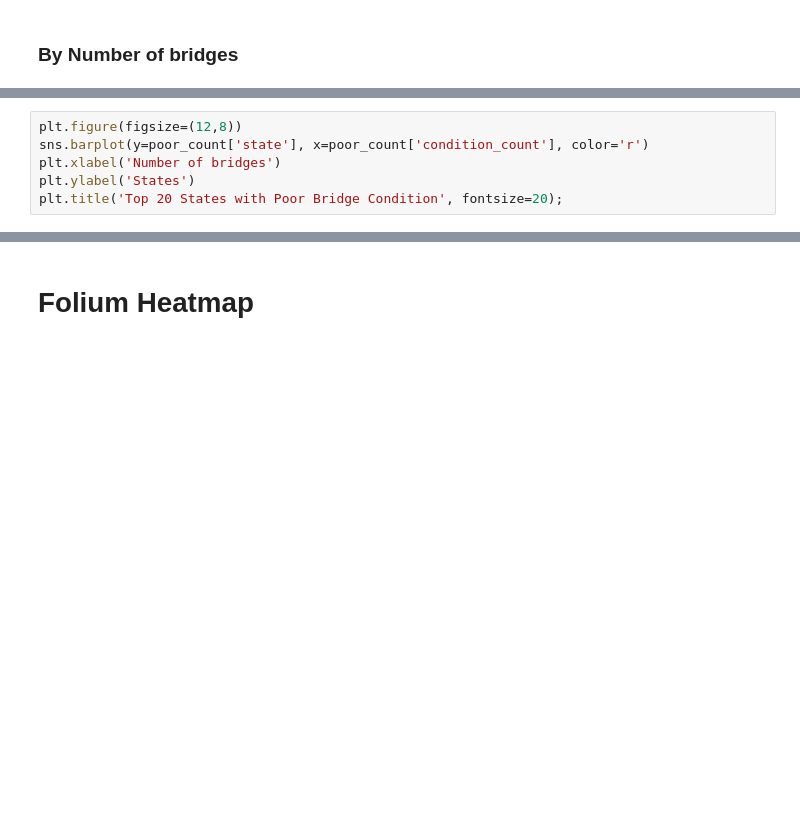
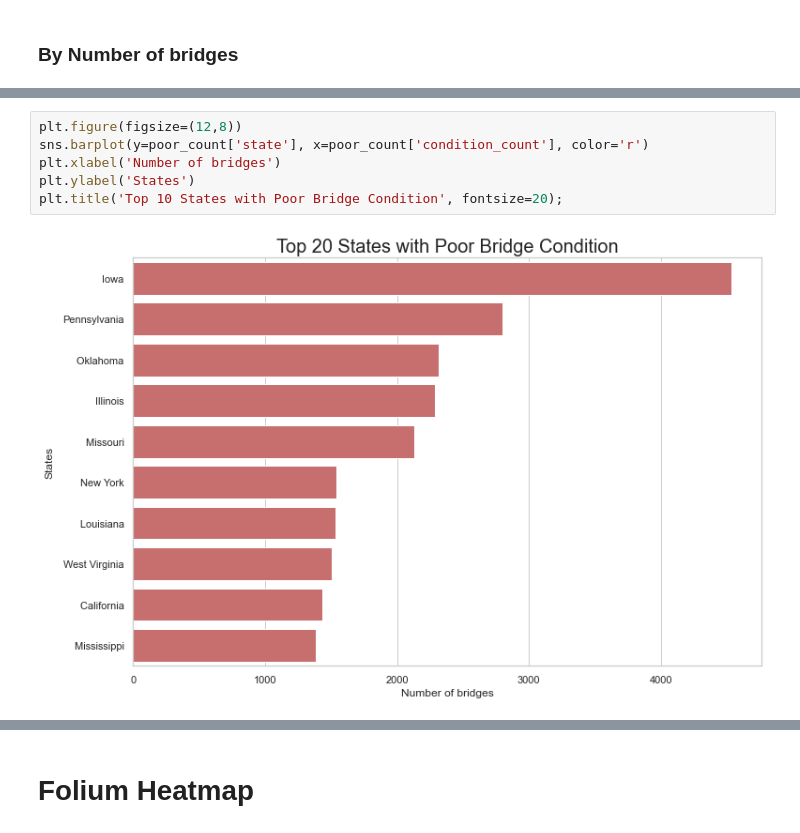
Before and after one commit to Milenaafeworki/Bridges-Condition-Classification, a Jupyter notebook: Visualizations.ipynb, the cells around one changed output, grey strips where cells are left out. Drawn from its saved outputs; the diff is of its cells as text; blank space fills up the shorter version.

```diff
--- a/Visualizations.ipynb
+++ b/Visualizations.ipynb
@@ -255,9 +335,11 @@ poor_count.head()
 # %%
 plt.figure(figsize=(12,8))
 sns.barplot(y=poor_count['state'], x=poor_count['condition_count'], color='r')
 plt.xlabel('Number of bridges')
 plt.ylabel('States')
-plt.title('Top 20 States with Poor Bridge Condition', fontsize=20);
+plt.title('Top 10 States with Poor Bridge Condition', fontsize=20);
+# %% [output]
+[figure, added]
 # %%
 fair_count = df_count.loc[df_count['bridge_condition']=='Fair'].sort_values(by='condition_count', ascending=False)[:10]
 fair_count.head()
```
Also changed, not shown: parts of 44 cells of this notebook, 5 other files.
